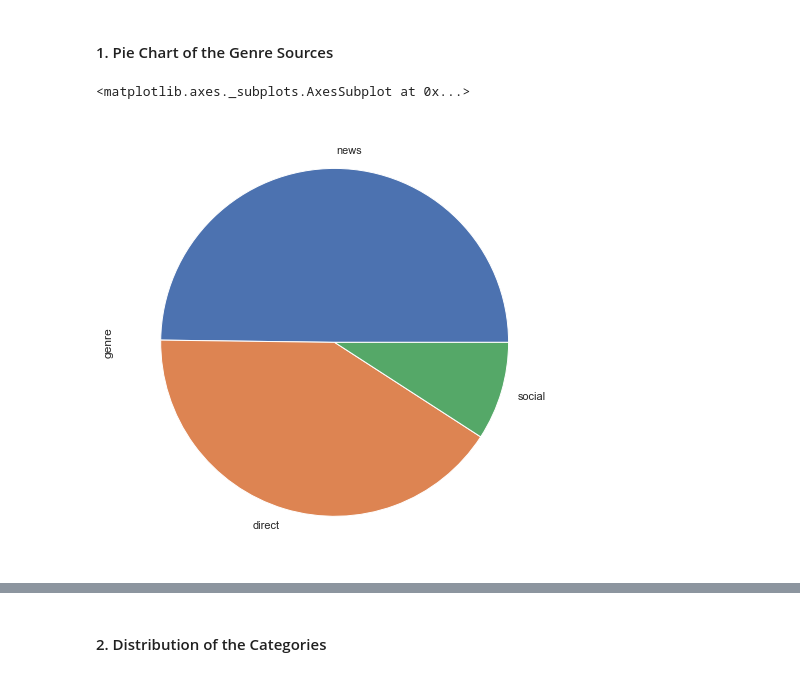
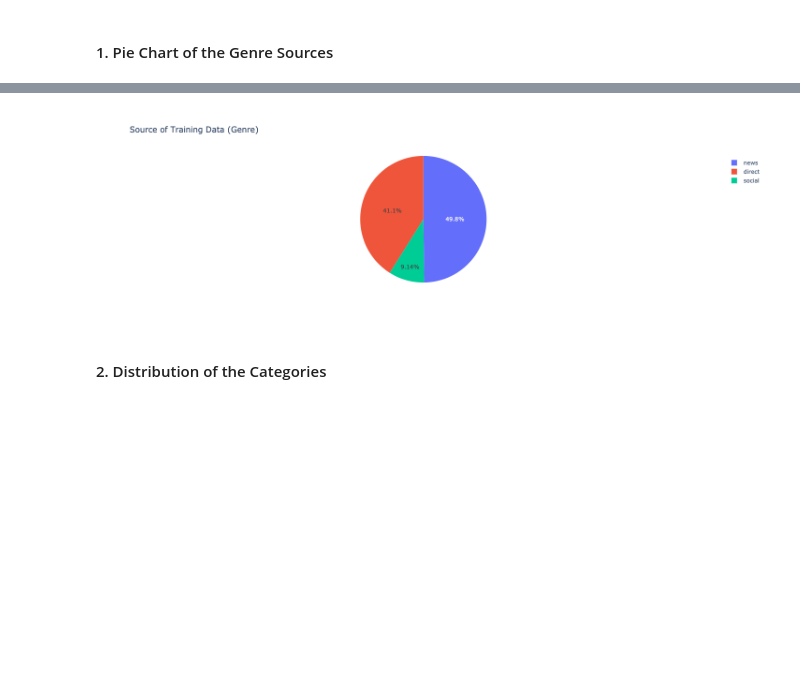
Before and after one commit to acheng1230/Udacity_DataScientist_Nanodegree, a Jupyter notebook: Project_02/ipynb/Data Visualization Preparation.ipynb, the cells around one changed output, grey strips where cells are left out. Drawn from its saved outputs; the diff is of its cells as text; code cells hidden in the pictures; blank space fills up the shorter version.

```diff
--- a/Project_02/ipynb/Data Visualization Preparation.ipynb
+++ b/Project_02/ipynb/Data Visualization Preparation.ipynb
@@ -5,12 +1,8 @@
 # %%
 import pandas as pd
-import seaborn as sns
 import sqlalchemy as db
-import matplotlib.pyplot as plt
+import plotly.graph_objs as go
 from sqlalchemy import create_engine
-
-%matplotlib inline
-sns.set(style="whitegrid")
 # %%
 # load data from database
 engine = create_engine('sqlite:///../data/DisasterResponse.db')
@@ -30,8 +22,14 @@ df.head(3)
 ### Data Visualizations
 # %% [markdown]
 #### 1. Pie Chart of the Genre Sources
-# %%
-df.genre.value_counts().plot(kind='pie', figsize=(12,8))
-# %% [output]
-<matplotlib.axes._subplots.AxesSubplot at 0x...>
-[figure, removed]
+# %%
+genre_counts = df.groupby('genre').count()['message']
+genre_names = list(genre_counts.index)
+# %%
+data_one = [go.Pie(labels=genre_names, values=genre_counts)]
+
+layout_one = dict(title = 'Source of Training Data (Genre)')
+
+fig = go.Figure(data_one, layout_one)
+fig.show()
+# %% [output]
@@ -38,3 +37,4 @@ df.genre.value_counts().plot(kind='pie', figsize=(12,8))
+[figure, added]
 # %% [markdown]
 #### 2. Distribution of the Categories
 # %%
```
Also changed, not shown: parts of 15 cells of this notebook, 4 other files.
